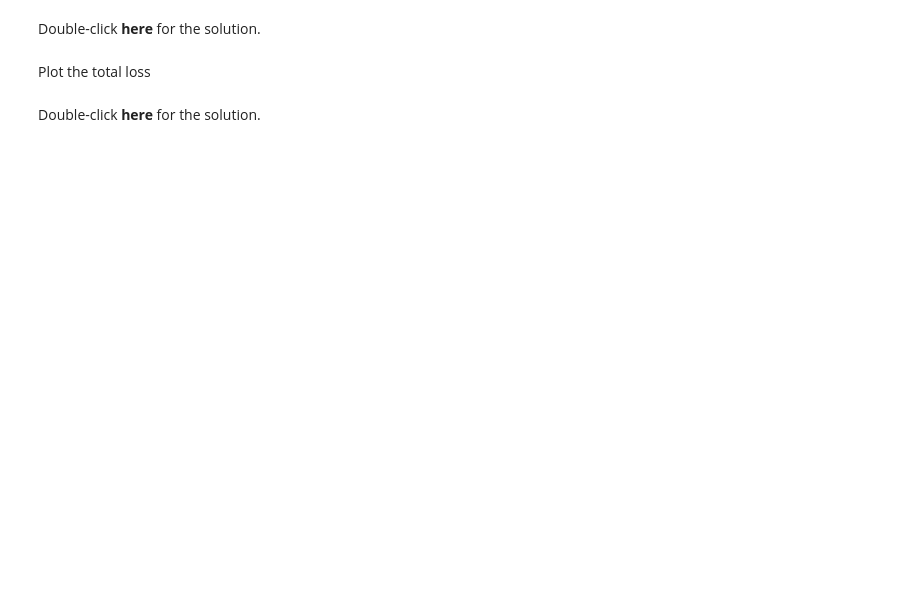
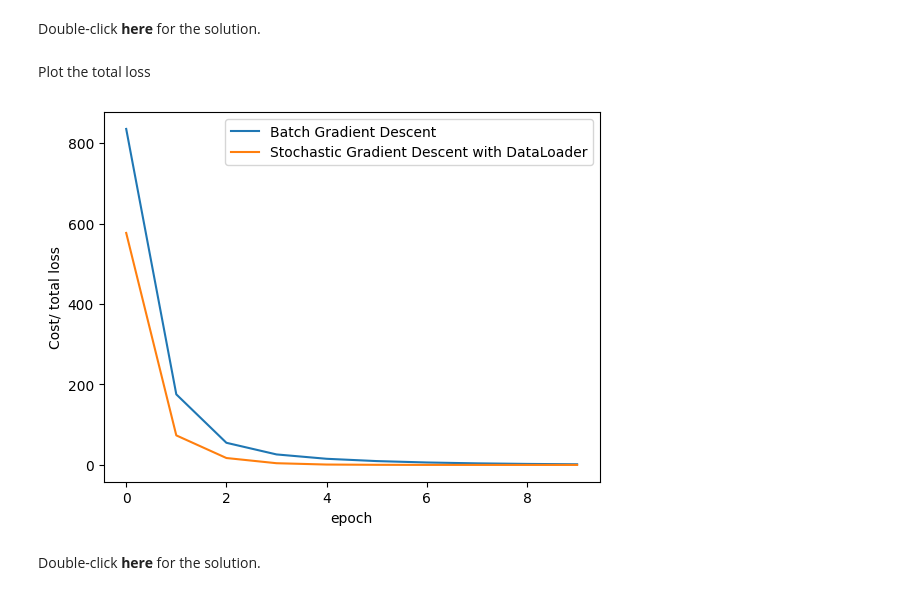
Before and after one commit to aelkhodary/Neural_Networks_and_PyTorch, a Jupyter notebook: m02/04_3.1_stochastic_gradient_descent_v3.ipynb, the cells around one changed output. Cells and saved outputs as stored; diff of their text form; code cells hidden in the pictures; blank space fills up the shorter version.

Commit message:
add stochatic gradient descent

```diff
--- a/m02/04_3.1_stochastic_gradient_descent_v3.ipynb
+++ b/m02/04_3.1_stochastic_gradient_descent_v3.ipynb
@@ -430,3 +487,15 @@ For practice, try to use SGD with DataLoader to train model with 10 iterations.
 LOSS = []
 w = torch.tensor(-12.0, requires_grad = True)
 b = torch.tensor(-10.0, requires_grad = True)
+
+for epoch in range(10):
+    Yhat = forward(X)
+    LOSS.append(criterion(Yhat, Y).tolist())
+    for x, y in trainloader:
+        yhat = forward(x)
+        loss = criterion(yhat, y)
+        loss.backward()
+        w.data = w.data - lr * w.grad.data
+        b.data = b.data - lr * b.grad.data
+        w.grad.data.zero_()
+        b.grad.data.zero_()
@@ -454,8 +527,15 @@ my_train_model(10)
 Plot the total loss
 # %%
 # Practice: Plot the total loss using LOSS
-
+plt.plot(LOSS_BGD,label="Batch Gradient Descent")
+plt.plot(LOSS,label="Stochastic Gradient Descent with DataLoader")
+plt.xlabel('epoch')
+plt.ylabel('Cost/ total loss')
+plt.legend()
+plt.show()
 # Type your code here
+# %% [output]
+[figure, added]
 # %% [markdown]
 Double-click __here__ for the solution.
 <!--
```
Also changed, not shown: parts of 14 cells of this notebook.
